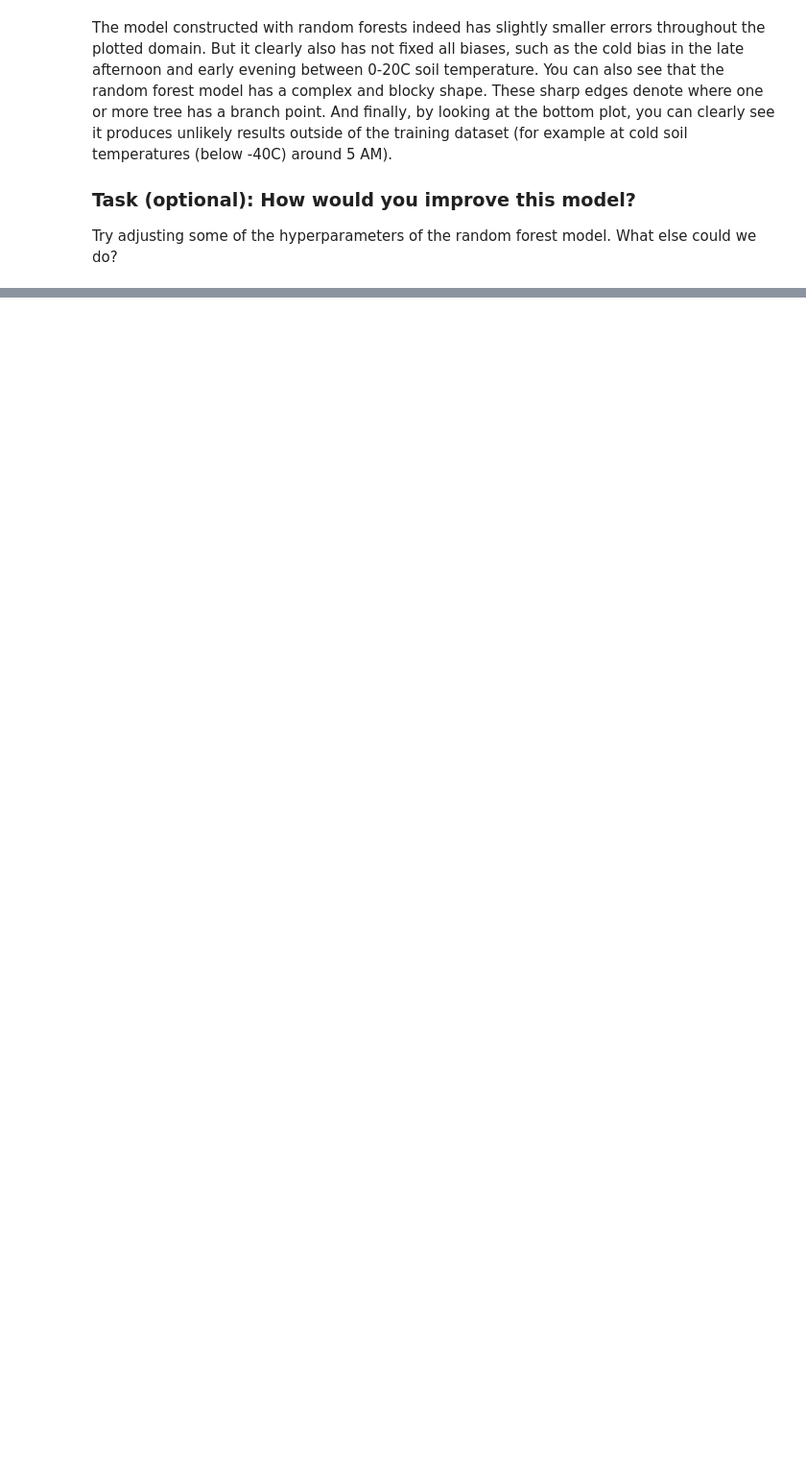
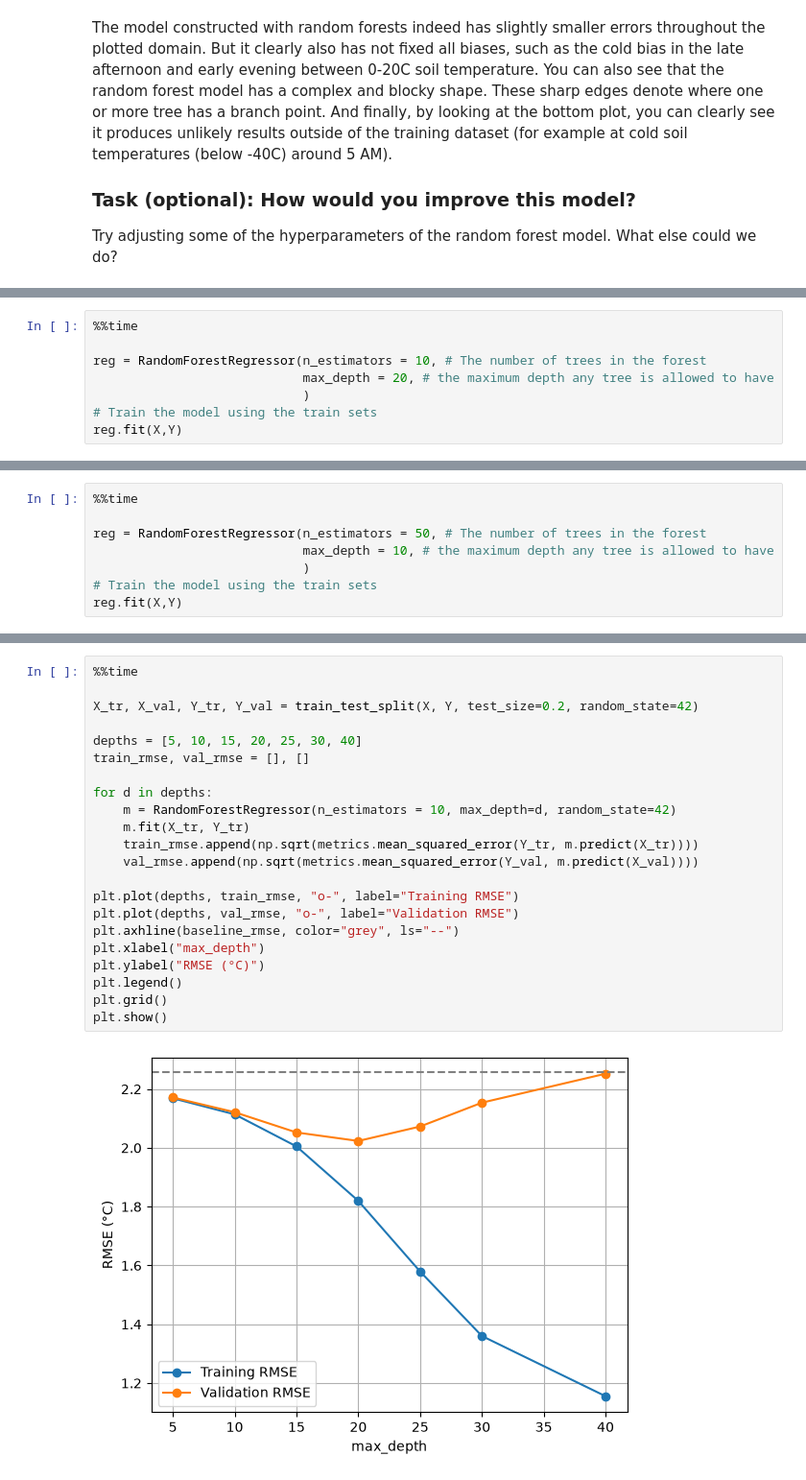
Before and after one commit to nayra-alvarez/2026_ml_esm, a Jupyter notebook: module_1/Postprocessing_Random_Forest.ipynb, the cells around one changed output, grey strips where cells are left out. Shown at 96% size. Cells and saved outputs as stored; diff of their text form; blank space fills up the shorter version.

```diff
--- a/module_1/Postprocessing_Random_Forest.ipynb
+++ b/module_1/Postprocessing_Random_Forest.ipynb
@@ -395,0 +397,8 @@ Try adjusting some of the hyperparameters of the random forest model. What else
+# %%
+%%time
+
+reg = RandomForestRegressor(n_estimators = 10, # The number of trees in the forest
+                            max_depth = 20, # the maximum depth any tree is allowed to have
+                            )
+# Train the model using the train sets
+reg.fit(X,Y)
@@ -395,0 +430,8 @@ Try adjusting some of the hyperparameters of the random forest model. What else
+# %%
+%%time
+
+reg = RandomForestRegressor(n_estimators = 50, # The number of trees in the forest
+                            max_depth = 10, # the maximum depth any tree is allowed to have
+                            )
+# Train the model using the train sets
+reg.fit(X,Y)
@@ -395,0 +461,24 @@ Try adjusting some of the hyperparameters of the random forest model. What else
+# %%
+%%time
+
+X_tr, X_val, Y_tr, Y_val = train_test_split(X, Y, test_size=0.2, random_state=42)
+
+depths = [5, 10, 15, 20, 25, 30, 40]
+train_rmse, val_rmse = [], []
+
+for d in depths:
+    m = RandomForestRegressor(n_estimators = 10, max_depth=d, random_state=42)
+    m.fit(X_tr, Y_tr)
+    train_rmse.append(np.sqrt(metrics.mean_squared_error(Y_tr, m.predict(X_tr))))
+    val_rmse.append(np.sqrt(metrics.mean_squared_error(Y_val, m.predict(X_val))))
+
+plt.plot(depths, train_rmse, "o-", label="Training RMSE")
+plt.plot(depths, val_rmse, "o-", label="Validation RMSE")
+plt.axhline(baseline_rmse, color="grey", ls="--")
+plt.xlabel("max_depth")
+plt.ylabel("RMSE (°C)")
+plt.legend()
+plt.grid()
+plt.show()
+# %% [output]
+[figure, added]
```
Also changed, not shown: parts of 18 cells of this notebook, 1 other file.
